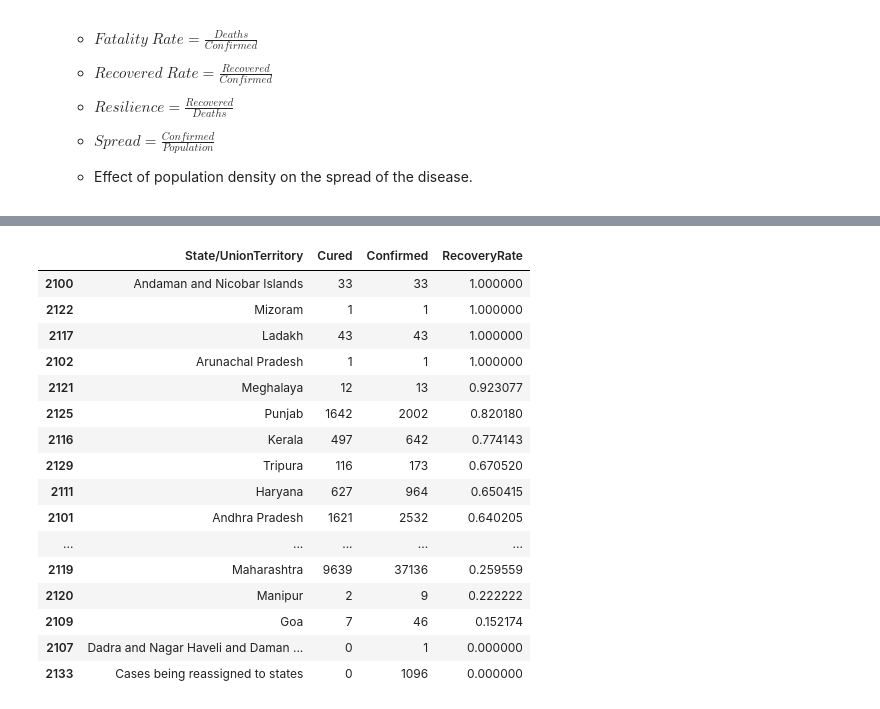
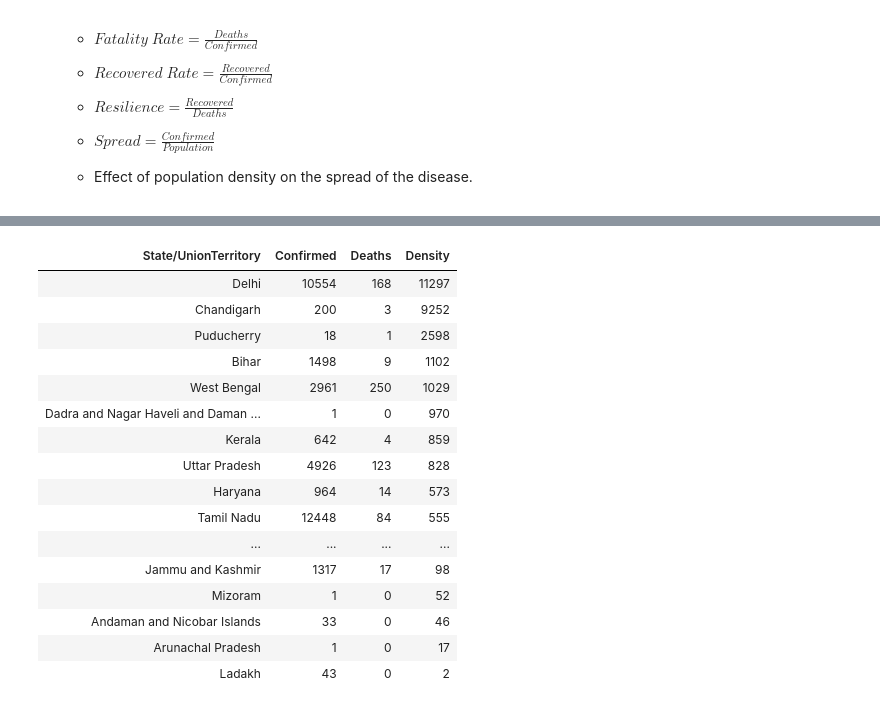
Before and after one commit to kumarashutosh22/Exploratory-Data-Analysis-Projects, a Jupyter notebook: COVID_19_India.ipynb, the cells around one changed output, grey strips where cells are left out. Cells and saved outputs as stored; diff of their text form; code cells hidden in the pictures.

```diff
--- a/COVID_19_India.ipynb
+++ b/COVID_19_India.ipynb
@@ -317,0 +330,10 @@ crnt = cov[
+# %%
+# creating a dataframe for the most recent data with the cenus data merged
+crnt = pd.merge(
+    cov[
+        cov['Date']==cov['Date'].unique()[-1] # masking the covid data frame to only show the most recent data
+        ],
+    cen,                                      # the census dataframe
+    on='State/UnionTerritory',                # joining on 'State/UnionTerritory
+    how='inner'                               # doing an inner join to remove all the entries not coomon to both the dataframes
+    )
@@ -334,2 +426,4 @@ See the caveats in the documentation: https://pandas.pydata.org/pandas-docs/stab
+# %%
+crnt['Spread'] = crnt['Confirmed']/crnt['Population']
 # %%
 crnt.sort_values(
@@ -369,40 +473,41 @@ crnt.sort_values(
+# %%
+for i in crnt.index:
+  crnt.loc[i,'Density'] = float(crnt.loc[i,'Density'].split()[0].split('/')[0].replace(',',''))
+# %%
+crnt['Density'] = crnt['Density'].astype(int)
 # %%
- crnt.sort_values(
-     'RecoveryRate',ascending=False
-     )[[
-        'State/UnionTerritory',
-        'Cured',
-        'Confirmed',
-        'RecoveryRate'
-     ]].style.background_gradient(
-         cmap='Greens'
-     ).set_table_styles([
-                         {'selector':'th',
-                          'props':[
-                                   ('font-size','12px'),
-                                   ('font-weight','bold')
-                          ]},
-                         {'selector':'td',
-                          'props':[
-                                   ('font-size','11px'),
-                                   ('font-weight','normal')
-                          ]}
-     ])
+crnt.sort_values(
+    'Density',ascending=False
+    )[[
+       'State/UnionTerritory',
+       'Confirmed',
+       'Deaths',
+       'Density'
+       ]].style.background_gradient(
+           cmap='Purples'
+       ).set_table_styles([
+                           {'selector':'th',
+                            'props':[('font-size','12px'),
+                                     ('font-weight','bold')]},
+                           {'selector':'td',
+                            'props':[('font-size','11px'),
+                                     ('font-weight','normal')]}
+       ]).hide_index()
 # %% [output]
-|  | State/UnionTerritory | Cured | Confirmed | RecoveryRate |
-| 2100 | Andaman and Nicobar Islands | 33 | 33 | 1.000000 |
-| 2122 | Mizoram | 1 | 1 | 1.000000 |
-| 2117 | Ladakh | 43 | 43 | 1.000000 |
-| 2102 | Arunachal Pradesh | 1 | 1 | 1.000000 |
-| 2121 | Meghalaya | 12 | 13 | 0.923077 |
-| 2125 | Punjab | 1642 | 2002 | 0.820180 |
-| 2116 | Kerala | 497 | 642 | 0.774143 |
-| 2129 | Tripura | 116 | 173 | 0.670520 |
-| 2111 | Haryana | 627 | 964 | 0.650415 |
-| 2101 | Andhra Pradesh | 1621 | 2532 | 0.640205 |
-| ... | ... | ... | ... | ... |
-| 2119 | Maharashtra | 9639 | 37136 | 0.259559 |
-| 2120 | Manipur | 2 | 9 | 0.222222 |
-| 2109 | Goa | 7 | 46 | 0.152174 |
-| 2107 | Dadra and Nagar Haveli and Daman ... | 0 | 1 | 0.000000 |
-| 2133 | Cases being reassigned to states | 0 | 1096 | 0.000000 |
+| State/UnionTerritory | Confirmed | Deaths | Density |
+| Delhi | 10554 | 168 | 11297 |
+| Chandigarh | 200 | 3 | 9252 |
+| Puducherry | 18 | 1 | 2598 |
+| Bihar | 1498 | 9 | 1102 |
+| West Bengal | 2961 | 250 | 1029 |
+| Dadra and Nagar Haveli and Daman ... | 1 | 0 | 970 |
+| Kerala | 642 | 4 | 859 |
+| Uttar Pradesh | 4926 | 123 | 828 |
+| Haryana | 964 | 14 | 573 |
+| Tamil Nadu | 12448 | 84 | 555 |
+| ... | ... | ... | ... |
+| Jammu and Kashmir | 1317 | 17 | 98 |
+| Mizoram | 1 | 0 | 52 |
+| Andaman and Nicobar Islands | 33 | 0 | 46 |
+| Arunachal Pradesh | 1 | 0 | 17 |
+| Ladakh | 43 | 0 | 2 |
```
Also changed, not shown: parts of 26 cells of this notebook.
